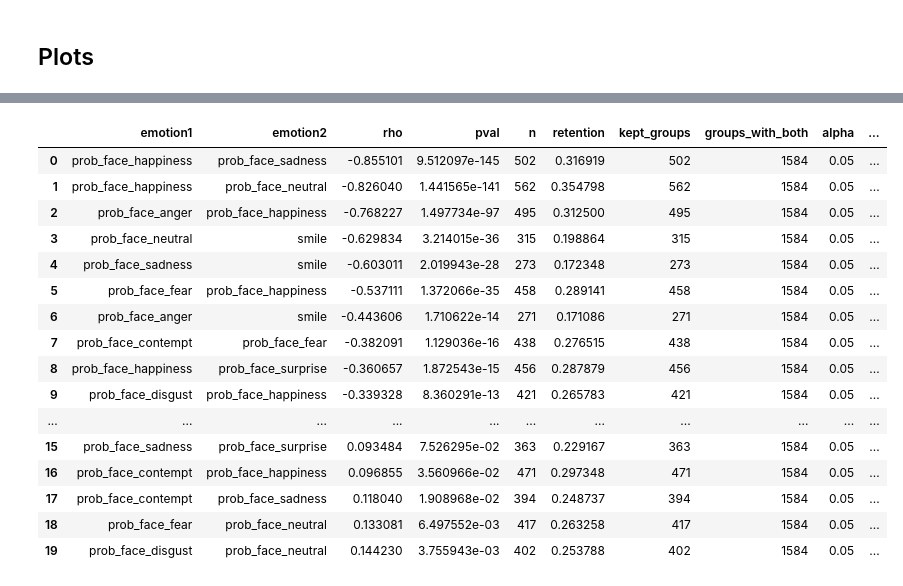
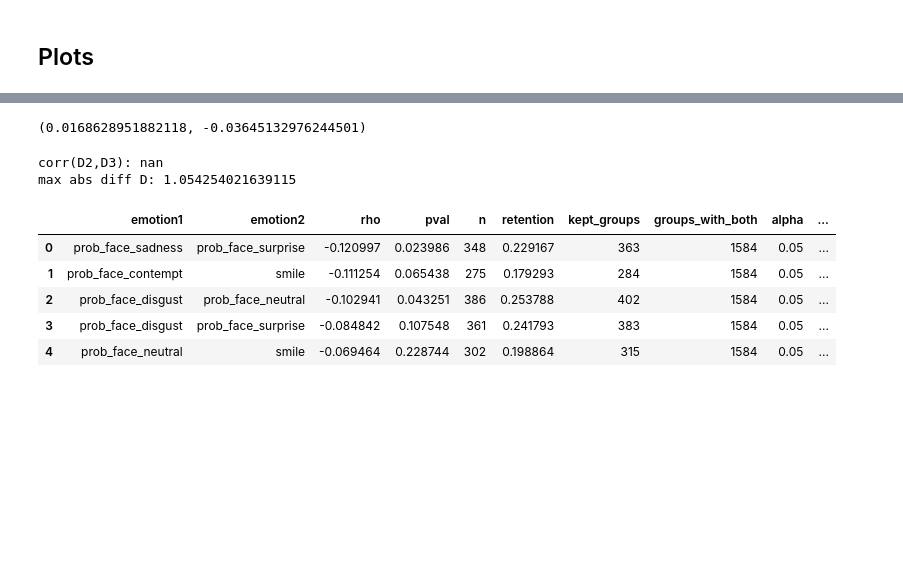
Before and after one commit to serenabono/conversational_dominance, a Jupyter notebook: notebooks/project_sentiments_CANDOR.ipynb, the cells around one changed output, grey strips where cells are left out. Drawn from its saved outputs; the diff is of its cells as text; code cells hidden in the pictures; blank space fills up the shorter version.

```diff
--- a/notebooks/project_sentiments_CANDOR.ipynb
+++ b/notebooks/project_sentiments_CANDOR.ipynb
@@ -853,7 +883,7 @@ k_list = [100, 300, 500, 1000]
 length_col = "n_tok"             # or "duration" if that’s more stable
 
 # choose which interaction metric you want (p2 or p3)
-p_col = "p2"  # or "p3"
+p_col = "p3"  # or "p2"
 
 all_results = []  # long table: conversation x emotion x k
 
@@ -876,5 +906,6 @@ for fn in tqdm(sample_files):
             print(f"Skipping {fn} spk{spk}: {e}")
 
 all_results_df = pd.concat(all_results, ignore_index=True)
-all_results_df.head()
+out_path = f"{out_dir}/result_df_p3.csv"
+all_results_df.to_csv(out_path, index=False)
 # %% [output]
@@ -982,2 +1010,6 @@ out_path = f"{out_dir}/result_df.csv"
-# %%
-all_results_df = pd.read_csv(out_path)
+# %%
+out_dir = "/u/sebono/conversational_dominance/notebooks"
+out_path = f"{out_dir}/result_df_p3.csv"
+
+all_results_p2_df = pd.read_csv(f"{out_dir}/result_df_p2.csv")
+all_results_p3_df = pd.read_csv(f"{out_dir}/result_df_p3.csv")
@@ -984,3 +1026,13 @@ all_results_df = pd.read_csv(out_path)
+# %%
+all_results_p2_df_anger = all_results_p2_df[all_results_p2_df['emotion'] == 'prob_face_anger']
+all_results_p2_df_anger_300 = all_results_p2_df_anger[all_results_p2_df_anger['k']==300]
+
+all_results_p2_df_happiness = all_results_p2_df[all_results_p2_df['emotion'] == 'prob_face_happiness']
+all_results_p2_df_happiness_300 = all_results_p2_df_happiness[all_results_p2_df_happiness['k']==300]
+
+all_results_p2_df_anger_300['r_raw'].mean(), all_results_p2_df_happiness_300['r_raw'].mean()
+# %% [output]
+(0.0168628951882118, -0.03645132976244501)
 # %%
 import itertools
 import numpy as np
@@ -1104,37 +1156,46 @@ def spearman_all_emotion_pairs_global(
         ).reset_index(drop=True)
 
     return pair_results_df
+# %%
+import numpy as np
+
+rng = np.random.default_rng(0)  # for reproducibility
+
+x = all_results_p2_df["r_raw"].values.copy()
+n = len(x)
+
+# choose 30% of indices to permute
+k = int(1 * n)
+idx = rng.choice(n, size=k, replace=False)
+
+# permute only those values
+x_perm = x.copy()
+x_perm[idx] = rng.permutation(x_perm[idx])
+
+# assign back
+all_results_p2_df["r_raw"] = x_perm
+# %%
+print("corr(D2,D3):", np.corrcoef(all_results_p2_df["r_raw"], all_results_p3_df["r_raw"])[0,1])
+print("max abs diff D:", np.max(np.abs(all_results_p2_df["r_raw"]-all_results_p3_df["r_raw"])))
+# %% [output]
+corr(D2,D3): nan
+max abs diff D: 1.054254021639115
 # %%
-
-# -----------------------------
-# Example usage
-# -----------------------------
-pair_results_df = spearman_all_emotion_pairs_global(
-    all_results_df,
+pair_results_p2_df = spearman_all_emotion_pairs_global(
+    all_results_p2_df,
     emotions=None,
     alpha=0.05,
     p_col="p_raw",          # or "p_ctrl_len"
     r_col="r_raw",          # or "r_ctrl_len"
     require_significance=True,
     min_groups=10,
 )
 
-pair_results_df.head(20)
+pair_results_p2_df.head(5)
 # %% [output]
 |  | emotion1 | emotion2 | rho | pval | n | retention | kept_groups | groups_with_both | alpha | ... |
-| 0 | prob_face_happiness | prob_face_sadness | -0.855101 | 9.512097e-145 | 502 | 0.316919 | 502 | 1584 | 0.05 | ... |
-| 1 | prob_face_happiness | prob_face_neutral | -0.826040 | 1.441565e-141 | 562 | 0.354798 | 562 | 1584 | 0.05 | ... |
-| 2 | prob_face_anger | prob_face_happiness | -0.768227 | 1.497734e-97 | 495 | 0.312500 | 495 | 1584 | 0.05 | ... |
-| 3 | prob_face_neutral | smile | -0.629834 | 3.214015e-36 | 315 | 0.198864 | 315 | 1584 | 0.05 | ... |
-| 4 | prob_face_sadness | smile | -0.603011 | 2.019943e-28 | 273 | 0.172348 | 273 | 1584 | 0.05 | ... |
-| 5 | prob_face_fear | prob_face_happiness | -0.537111 | 1.372066e-35 | 458 | 0.289141 | 458 | 1584 | 0.05 | ... |
-| 6 | prob_face_anger | smile | -0.443606 | 1.710622e-14 | 271 | 0.171086 | 271 | 1584 | 0.05 | ... |
-| 7 | prob_face_contempt | prob_face_fear | -0.382091 | 1.129036e-16 | 438 | 0.276515 | 438 | 1584 | 0.05 | ... |
-| 8 | prob_face_happiness | prob_face_surprise | -0.360657 | 1.872543e-15 | 456 | 0.287879 | 456 | 1584 | 0.05 | ... |
-| 9 | prob_face_disgust | prob_face_happiness | -0.339328 | 8.360291e-13 | 421 | 0.265783 | 421 | 1584 | 0.05 | ... |
-| ... | ... | ... | ... | ... | ... | ... | ... | ... | ... | ... |
-| 15 | prob_face_sadness | prob_face_surprise | 0.093484 | 7.526295e-02 | 363 | 0.229167 | 363 | 1584 | 0.05 | ... |
-| 16 | prob_face_contempt | prob_face_happiness | 0.096855 | 3.560966e-02 | 471 | 0.297348 | 471 | 1584 | 0.05 | ... |
-| 17 | prob_face_contempt | prob_face_sadness | 0.118040 | 1.908968e-02 | 394 | 0.248737 | 394 | 1584 | 0.05 | ... |
-| 18 | prob_face_fear | prob_face_neutral | 0.133081 | 6.497552e-03 | 417 | 0.263258 | 417 | 1584 | 0.05 | ... |
-| 19 | prob_face_disgust | prob_face_neutral | 0.144230 | 3.755943e-03 | 402 | 0.253788 | 402 | 1584 | 0.05 | ... |
+| 0 | prob_face_sadness | prob_face_surprise | -0.120997 | 0.023986 | 348 | 0.229167 | 363 | 1584 | 0.05 | ... |
+| 1 | prob_face_contempt | smile | -0.111254 | 0.065438 | 275 | 0.179293 | 284 | 1584 | 0.05 | ... |
+| 2 | prob_face_disgust | prob_face_neutral | -0.102941 | 0.043251 | 386 | 0.253788 | 402 | 1584 | 0.05 | ... |
+| 3 | prob_face_disgust | prob_face_surprise | -0.084842 | 0.107548 | 361 | 0.241793 | 383 | 1584 | 0.05 | ... |
+| 4 | prob_face_neutral | smile | -0.069464 | 0.228744 | 302 | 0.198864 | 315 | 1584 | 0.05 | ... |
```
Also changed, not shown: parts of 19 cells of this notebook, 6 other files.
